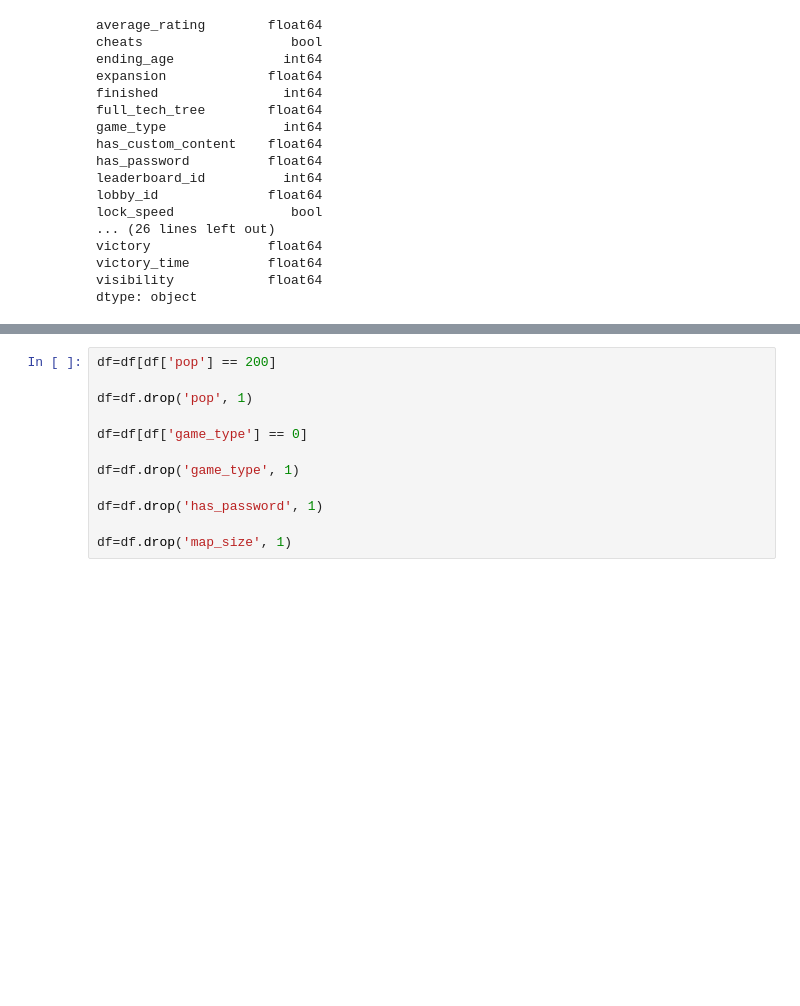
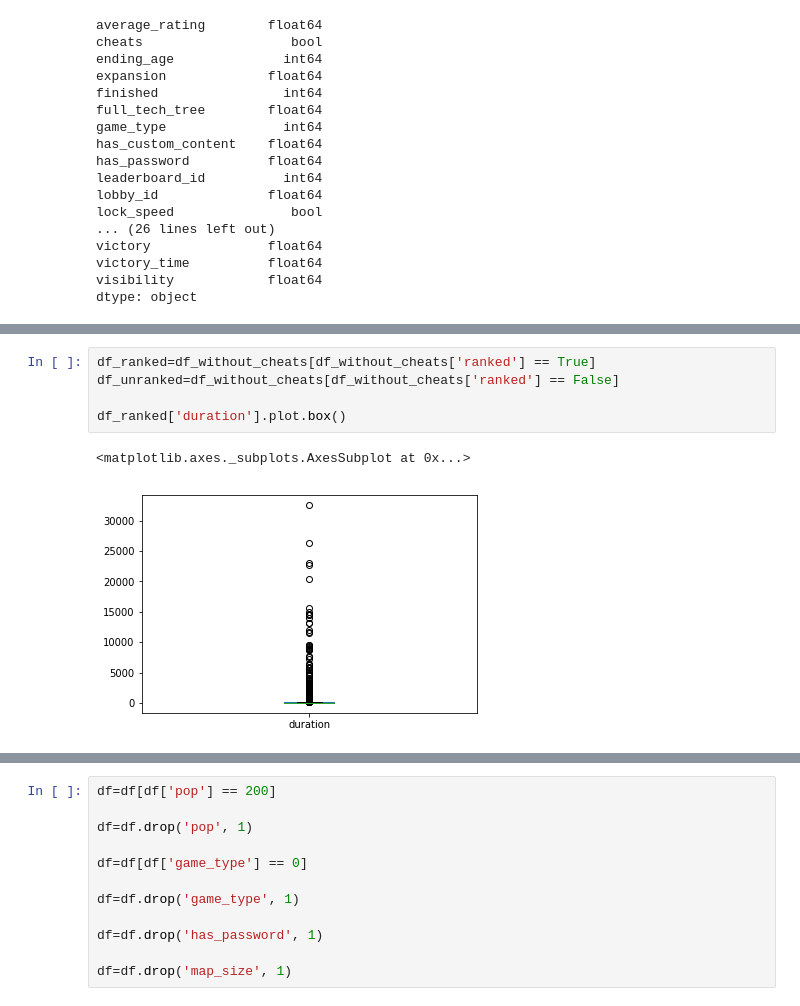
Before and after one commit to JosueFidelis/TA_GDI, a Jupyter notebook: data_source/matches_useful_data_filter.ipynb, the cells around one changed output, grey strips where cells are left out. Drawn from its saved outputs; the diff is of its cells as text; blank space fills up the shorter version.

```diff
--- a/data_source/matches_useful_data_filter.ipynb
+++ b/data_source/matches_useful_data_filter.ipynb
@@ -32,0 +59,8 @@ dtype: object
+# %%
+df_ranked=df_without_cheats[df_without_cheats['ranked'] == True]
+df_unranked=df_without_cheats[df_without_cheats['ranked'] == False]
+
+df_ranked['duration'].plot.box()
+# %% [output]
+<matplotlib.axes._subplots.AxesSubplot at 0x...>
+[figure, added]
```
Also changed, not shown: parts of 25 cells of this notebook, 7 other files.
